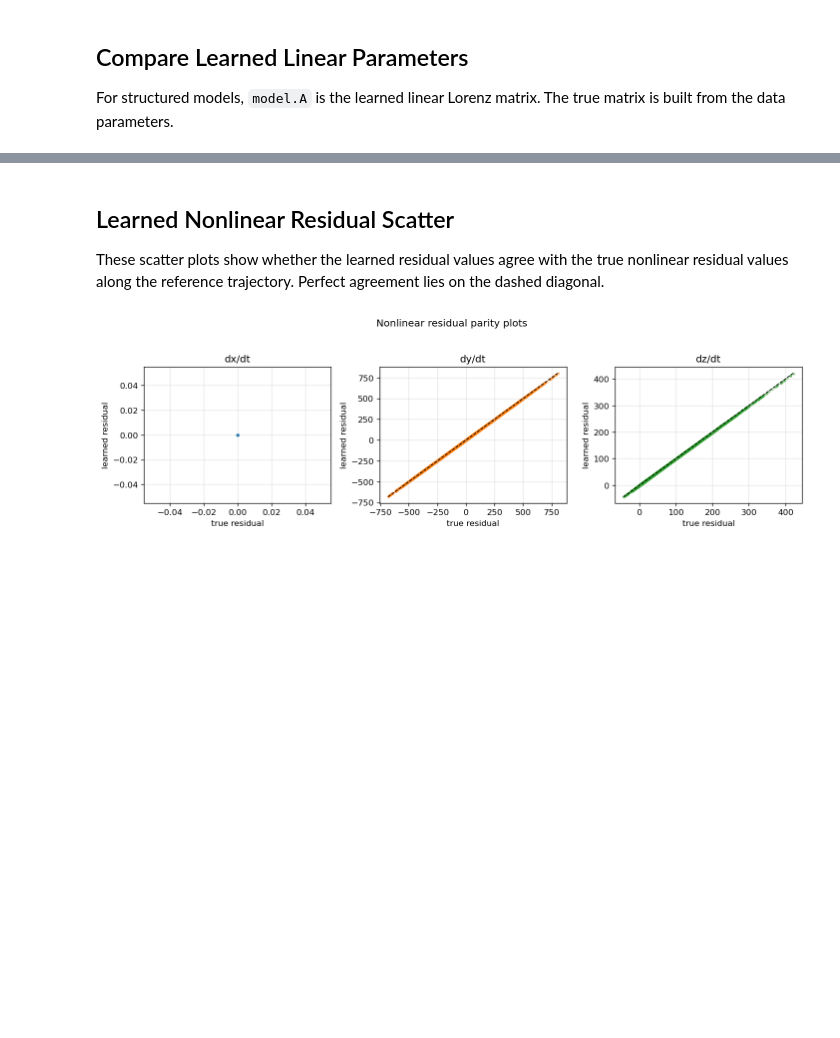
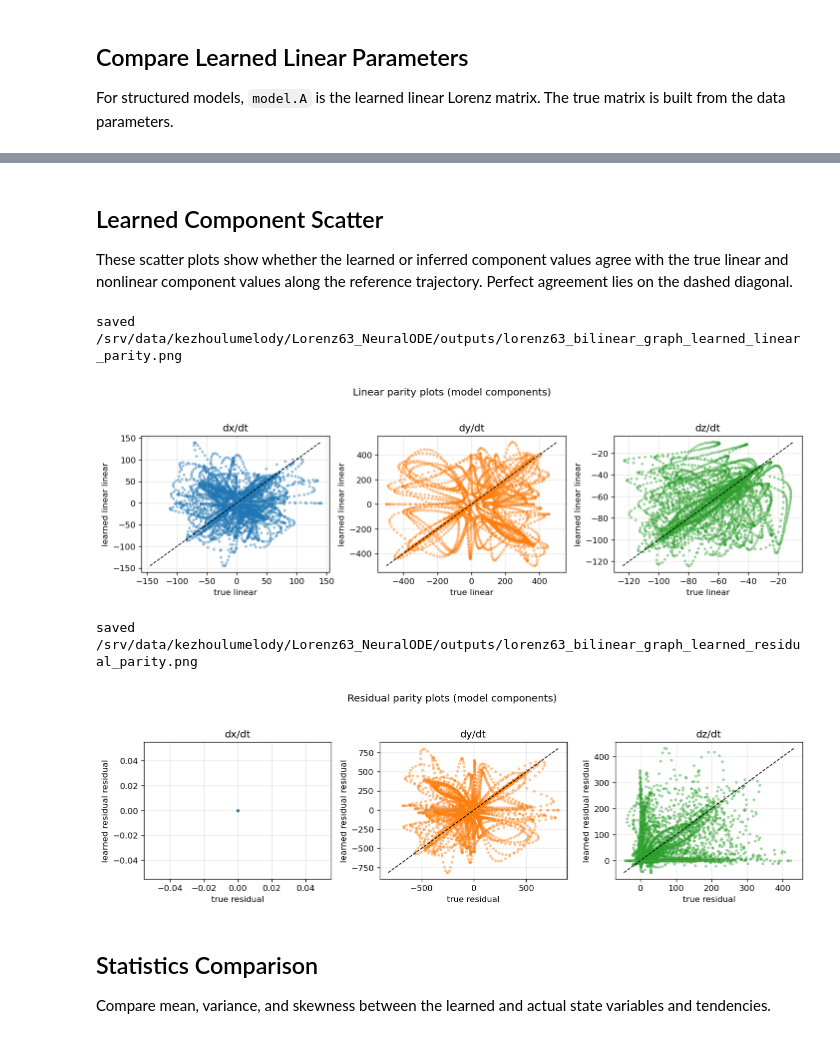
Before and after one commit to kezhoulumelody/Lorenz63_NeuralODE, a Jupyter notebook: examples/predict_lorenz63_pretrained_cookbook.ipynb, the cells around one changed output, grey strips where cells are left out. Drawn from its saved outputs; the diff is of its cells as text; code cells hidden in the pictures; blank space fills up the shorter version.

Commit message:
added new models and new tests

```diff
--- a/examples/predict_lorenz63_pretrained_cookbook.ipynb
+++ b/examples/predict_lorenz63_pretrained_cookbook.ipynb
@@ -42,7 +42,7 @@ OUTPUT_DIR = repo_root / "outputs"
 OUTPUT_DIR.mkdir(parents=True, exist_ok=True)
 
 CHECKPOINT_CANDIDATES = [
-    OUTPUT_DIR / "lorenz63_polynomial" / "lorenz63_polynomial_10-28-2.7_1-1-2.pt",
+    OUTPUT_DIR / "lorenz63_transformer" / "lorenz63_transformer_10-28-2.7_1-1-2.pt",
     OUTPUT_DIR / "lorenz63_polynomial_cookbook.pt",
     OUTPUT_DIR / "lorenz63_polynomial_model.pt",
 ]
@@ -389,24 +410,41 @@ saved /srv/data/kezhoulumelody/Lorenz63_NeuralODE/outputs/lorenz63_polynomial_le
 # %% [markdown]
-## Learned Nonlinear Residual Scatter
+## Learned Component Scatter
 
-These scatter plots show whether the learned residual values agree with the true nonlinear residual values along the reference trajectory. Perfect agreement lies on the dashed diagonal.
+These scatter plots show whether the learned or inferred component values agree with the true linear and nonlinear component values along the reference trajectory. Perfect agreement lies on the dashed diagonal.
 # %%
-if learned_residual is not None:
+def _component_parity_plot(true_component, learned_component, component_label, learned_label, filename_suffix):
     fig, axes = plt.subplots(1, 3, figsize=(12, 3.5))
     for idx, (ax, name) in enumerate(zip(axes, ["dx/dt", "dy/dt", "dz/dt"])):
-        xvals = true_residual_np[:, idx]
-        yvals = learned_residual_np[:, idx]
+        xvals = true_component[:, idx]
+        yvals = learned_component[:, idx]
         ax.scatter(xvals, yvals, s=6, alpha=0.35, color=colors[idx])
         lo = min(xvals.min(), yvals.min())
         hi = max(xvals.max(), yvals.max())
         ax.plot([lo, hi], [lo, hi], color="black", lw=1.0, linestyle="--")
         ax.set_title(name)
-        ax.set_xlabel("true residual")
-        ax.set_ylabel("learned residual")
+        ax.set_xlabel(f"true {component_label}")
+        ax.set_ylabel(f"{learned_label} {component_label}")
         ax.grid(alpha=0.3)
 
-    fig.suptitle("Nonlinear residual parity plots", y=1.04)
+    fig.suptitle(f"{component_label.title()} parity plots ({split_source})", y=1.04)
     fig.tight_layout()
+
+    if SAVE_FIGURES:
+        path = OUTPUT_DIR / f"lorenz63_{MODEL_NAME}_{filename_suffix}_parity.png"
+        fig.savefig(path, dpi=200, bbox_inches="tight")
+        print(f"saved {path}")
+
     plt.show()
+
+
+_component_parity_plot(true_linear_np, learned_linear_np, "linear", linear_label, "learned_linear")
+_component_parity_plot(true_residual_np, learned_residual_np, "residual", residual_label, "learned_residual")
 # %% [output]
+saved /srv/data/kezhoulumelody/Lorenz63_NeuralODE/outputs/lorenz63_bilinear_graph_learned_linear_parity.png
-[figure, old version]
+[figure, new version]
+saved /srv/data/kezhoulumelody/Lorenz63_NeuralODE/outputs/lorenz63_bilinear_graph_learned_residual_parity.png
+[figure, added]
+# %% [markdown]
+## Statistics Comparison
+
+Compare mean, variance, and skewness between the learned and actual state variables and tendencies.
```
Also changed, not shown: parts of 12 cells of this notebook, 4 other files.
